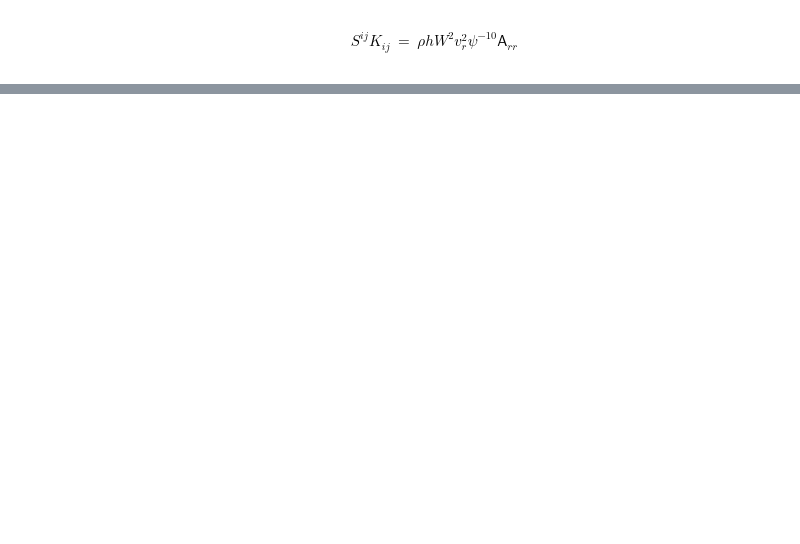
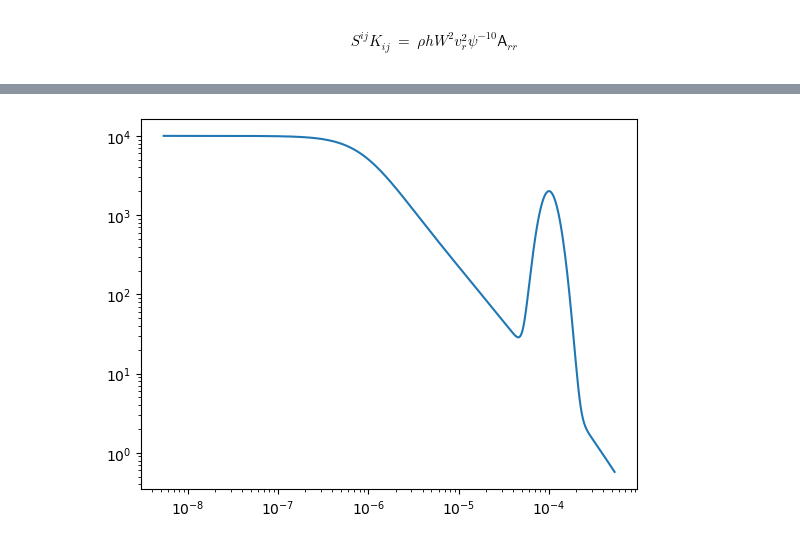
Before and after one commit to Poincare-code/henri, a Jupyter notebook: notebooks/grhd.ipynb, the cells around one changed output, grey strips where cells are left out. Cells and saved outputs as stored; diff of their text form; code cells hidden in the pictures; blank space fills up the shorter version.

```diff
--- a/notebooks/grhd.ipynb
+++ b/notebooks/grhd.ipynb
@@ -424,0 +524,6 @@ NameError: name 'v_r' is not defined
+# %%
+plt.plot(R_0, rho_0)
+plt.yscale('log')
+plt.xscale('log')
+# %% [output]
+[figure, added]
```
Also changed, not shown: parts of 64 cells of this notebook, 9 other files.
